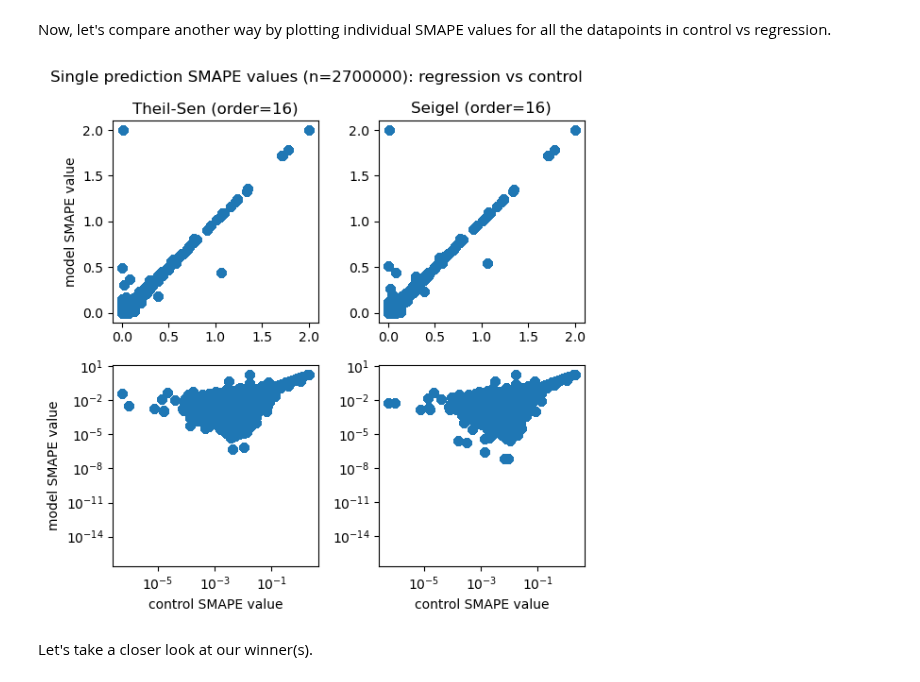
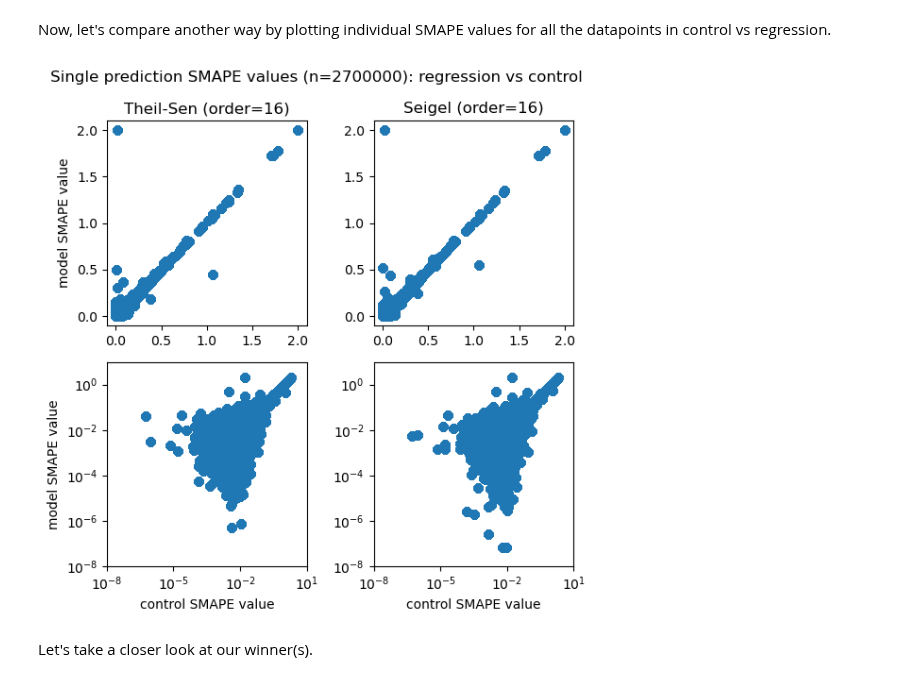
Before and after one commit to gperdrizet/kaggle_microbusiness, a Jupyter notebook: notebooks/11.2-bootstrapped_linear_models_benchmark_revisit.ipynb, the cells around one changed output. Cells and saved outputs as stored; diff of their text form; code cells hidden in the pictures.

```diff
--- a/notebooks/11.2-bootstrapped_linear_models_benchmark_revisit.ipynb
+++ b/notebooks/11.2-bootstrapped_linear_models_benchmark_revisit.ipynb
@@ -124,34 +125,38 @@ ax[0,0].set_title('Theil-Sen (order=16)')
 ax[0,1].scatter(
     data_df[(data_df['model_type'] == 'control') & (data_df['model_order'] == 16)]['SMAPE_values'],
     data_df[(data_df['model_type'] == 'Seigel') & (data_df['model_order'] == 16)]['detrended_SMAPE_values']
 )
 
 ax[0,1].set_title('Seigel (order=16)')
 
 ax[1,0].scatter(
     data_df[(data_df['model_type'] == 'control') & (data_df['model_order'] == 16)]['SMAPE_values'],
     data_df[(data_df['model_type'] == 'TS') & (data_df['model_order'] == 16)]['detrended_SMAPE_values']
 )
 
 ax[1,0].set_xscale('log')
 ax[1,0].set_yscale('log')
 ax[1,0].set_xlabel('control SMAPE value')
 ax[1,0].set_ylabel('model SMAPE value')
+ax[1,0].set_xlim([10**-8,10])
+ax[1,0].set_ylim([10**-8,10])
 
 ax[1,1].scatter(
     data_df[(data_df['model_type'] == 'control') & (data_df['model_order'] == 16)]['SMAPE_values'],
     data_df[(data_df['model_type'] == 'Seigel') & (data_df['model_order'] == 16)]['detrended_SMAPE_values']
 )
 
 ax[1,1].set_xscale('log')
 ax[1,1].set_yscale('log')
 ax[1,1].set_xlabel('control SMAPE value')
+ax[1,1].set_xlim([10**-8,10])
+ax[1,1].set_ylim([10**-8,10])
 
 n = len(data_df[(data_df['model_type'] == 'TS') & (data_df['model_order'] == 16)]['detrended_SMAPE_values'])
 plt.suptitle(f'Single prediction SMAPE values (n={n}): regression vs control')
 plt.tight_layout()
 # %% [output]
-[figure, old version]
+[figure, new version]
 # %% [markdown]
 Let's take a closer look at our winner(s).
 # %%
```
Also changed, not shown: parts of 26 cells of this notebook.
